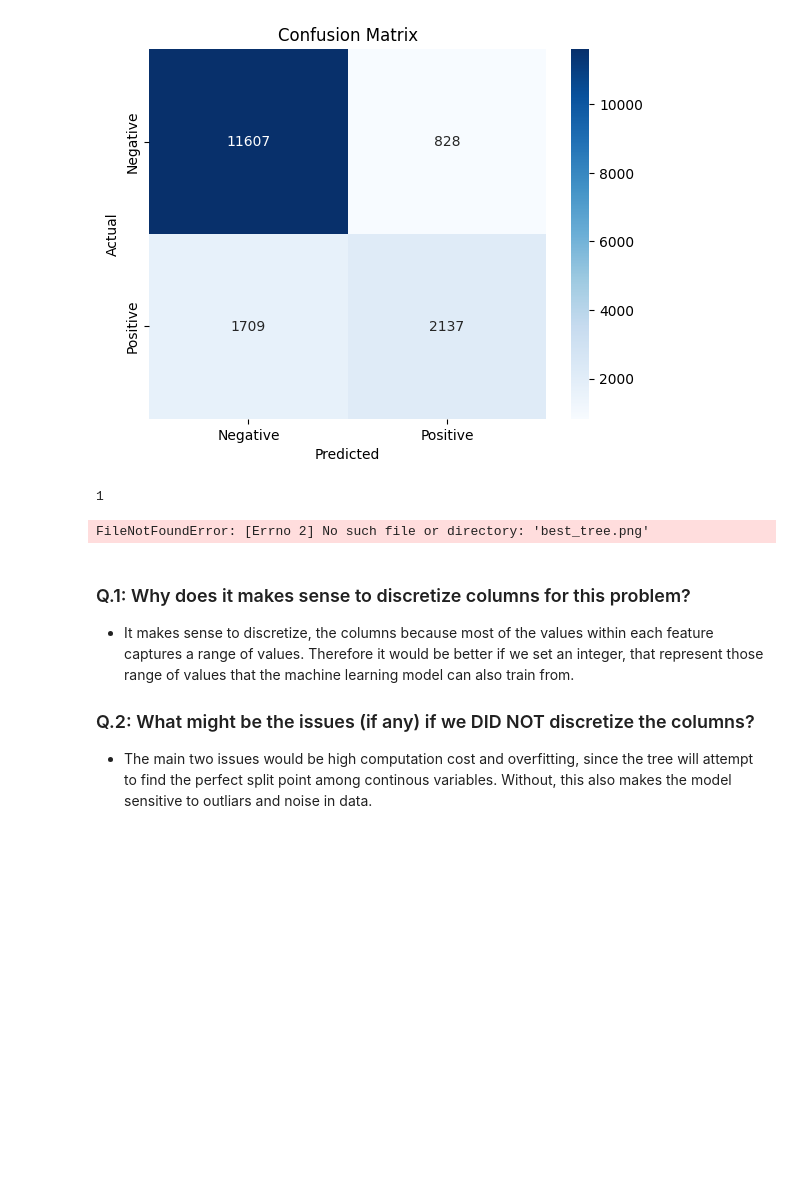
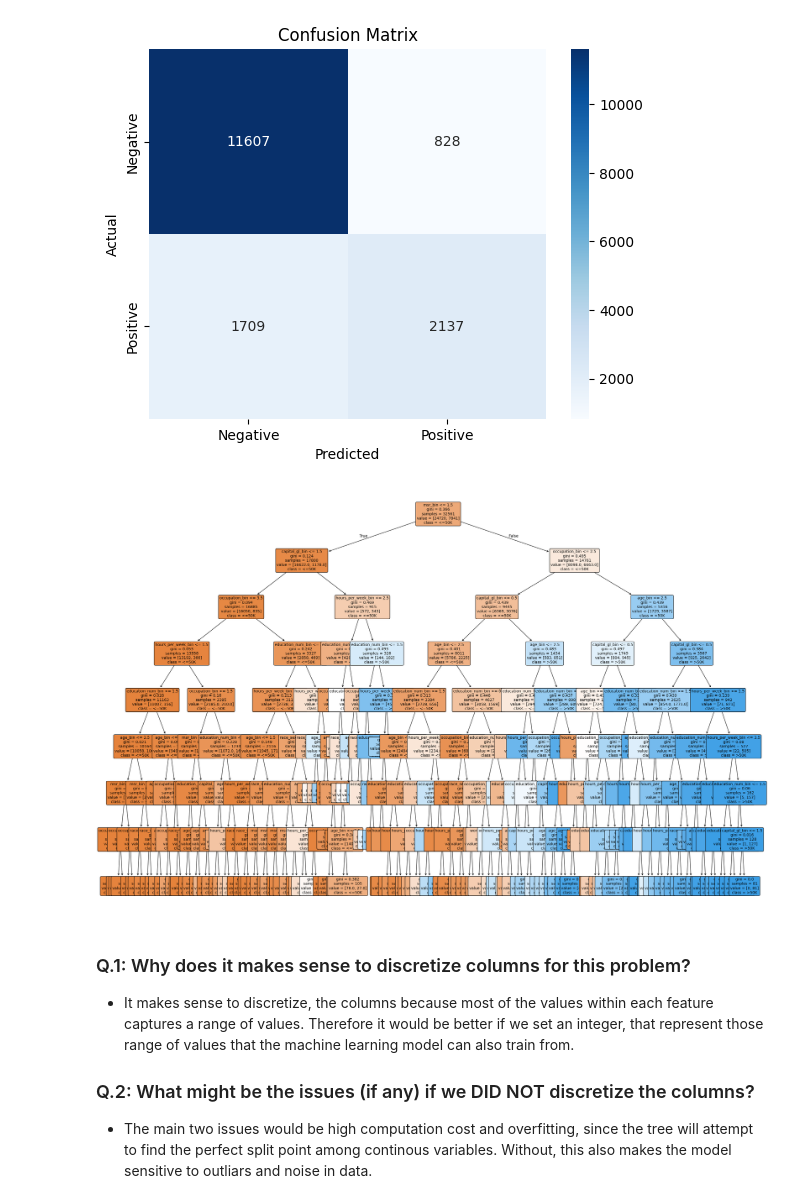
Before and after one commit to Sarkis55/CA03--Decision-Tree_Census_Data, a Jupyter notebook: CA03_Decision_Trees.ipynb, the cells around one changed output. Cells and saved outputs as stored; diff of their text form; code cells hidden in the pictures; blank space fills up the shorter version.

Commit message:
Visualized Tree

```diff
--- a/CA03_Decision_Trees.ipynb
+++ b/CA03_Decision_Trees.ipynb
@@ -320,22 +319,19 @@ plt.show()
 # %% [output]
 [figure]
 # %%
-#Visualizing Best Tree
+#Visualizing Decision Tree
+plt.figure(figsize=(30,20))
+plot_tree(best_tree,
+          feature_names=X_train.columns,
+          class_names=['<=50K', '>50K'],
+          filled=True,
+          rounded=True,
+          fontsize=10)
+plt.show()
 
-export_graphviz(best_tree, out_file='best_tree.dot',
-                feature_names=X_train.columns,
-                class_names = ['<=50K', '>50K'],
-                filled=True, rounded=True,
-                special_characters=True)
+#Source: Gemini
+# %% [output]
+[figure, added]
-# %%
-from subprocess import call
-call(['dot', '-Tpng', 'best_tree.dot', '-o', 'best_tree.png', '-Gdpi=600'])
-# %% [output]
-1
-# %%
-Image(filename = 'best_tree.png')
-# %% [output]
-FileNotFoundError: [Errno 2] No such file or directory: 'best_tree.png'
 # %% [markdown]
 ### Q.1: Why does it makes sense to discretize columns for this problem?
 - It makes sense to discretize, the columns because most of the values within each feature captures a range of values. Therefore it would be better if we set an integer, that represent those range of values that the machine learning model can also train from.
```
Also changed, not shown: parts of 1 cell of this notebook.
